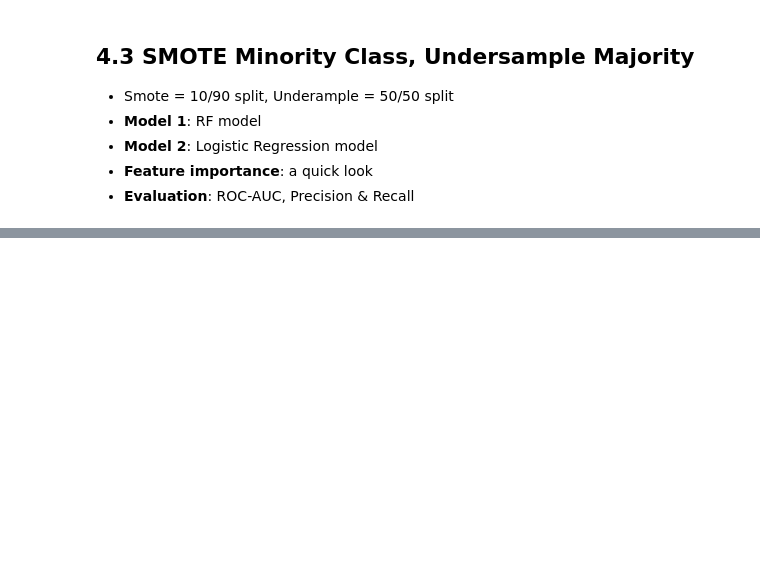
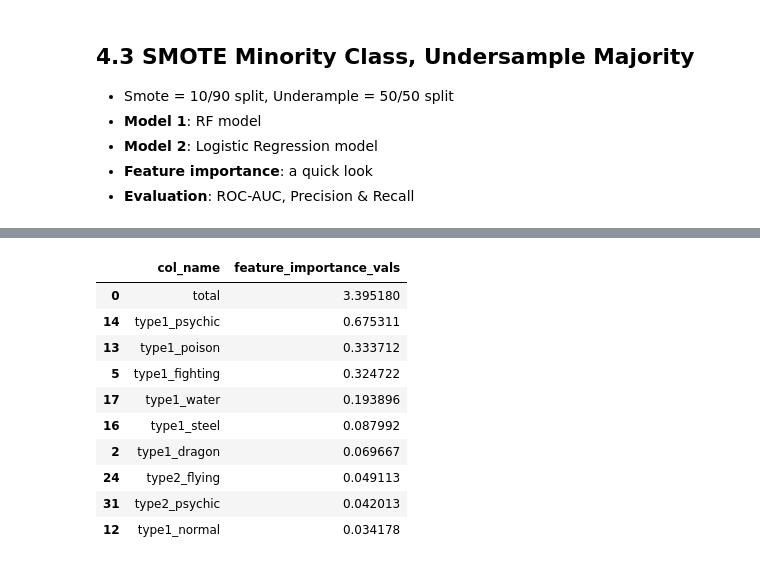
Before and after one commit to shannonhlo/pokemon-classification, a Jupyter notebook: analysis/dom/pokemon_classifier.ipynb, the cells around one changed output, grey strips where cells are left out. Cells and saved outputs as stored; diff of their text form; code cells hidden in the pictures; blank space fills up the shorter version.

```diff
--- a/analysis/dom/pokemon_classifier.ipynb
+++ b/analysis/dom/pokemon_classifier.ipynb
@@ -558,0 +831,18 @@ Please also refer to the documentation for alternative solver options:
+# %%
+# Get absolute value of scores for top n features
+vals= np.abs(shap_values).mean(0)
+feature_importance = pd.DataFrame(list(zip(X_train.columns,vals)), columns=['col_name','feature_importance_vals'])
+feature_importance.sort_values(by=['feature_importance_vals'], ascending=False, inplace = True)
+feature_importance.head(10)
+# %% [output]
+|  | col_name | feature_importance_vals |
+| 0 | total | 3.395180 |
+| 14 | type1_psychic | 0.675311 |
+| 13 | type1_poison | 0.333712 |
+| 5 | type1_fighting | 0.324722 |
+| 17 | type1_water | 0.193896 |
+| 16 | type1_steel | 0.087992 |
+| 2 | type1_dragon | 0.069667 |
+| 24 | type2_flying | 0.049113 |
+| 31 | type2_psychic | 0.042013 |
+| 12 | type1_normal | 0.034178 |
```
Also changed, not shown: parts of 20 cells of this notebook, 1 other file.
